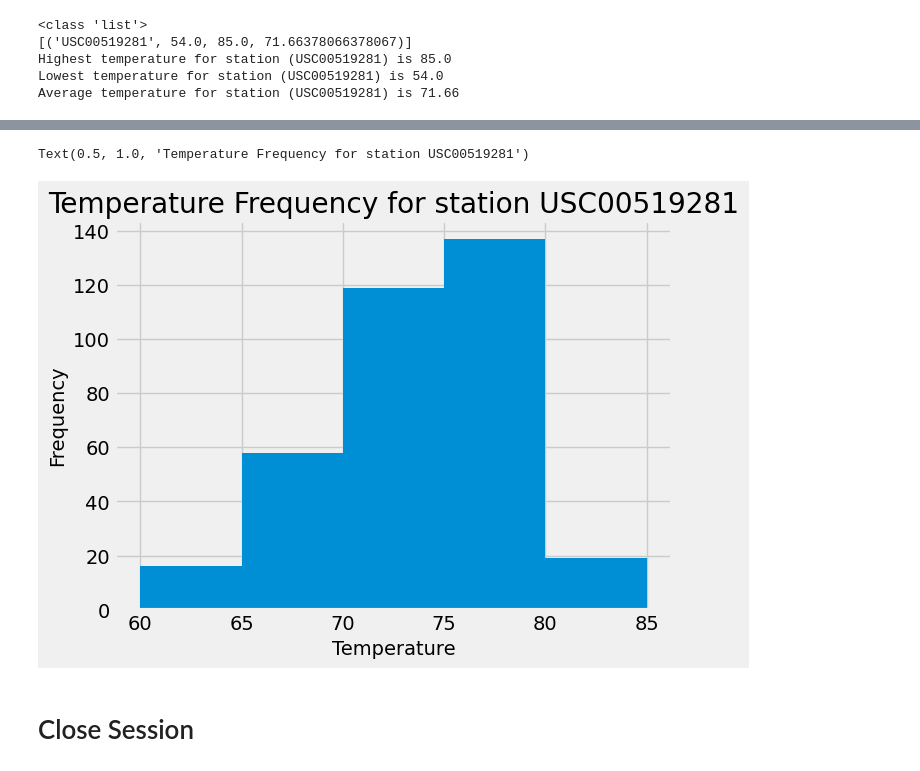
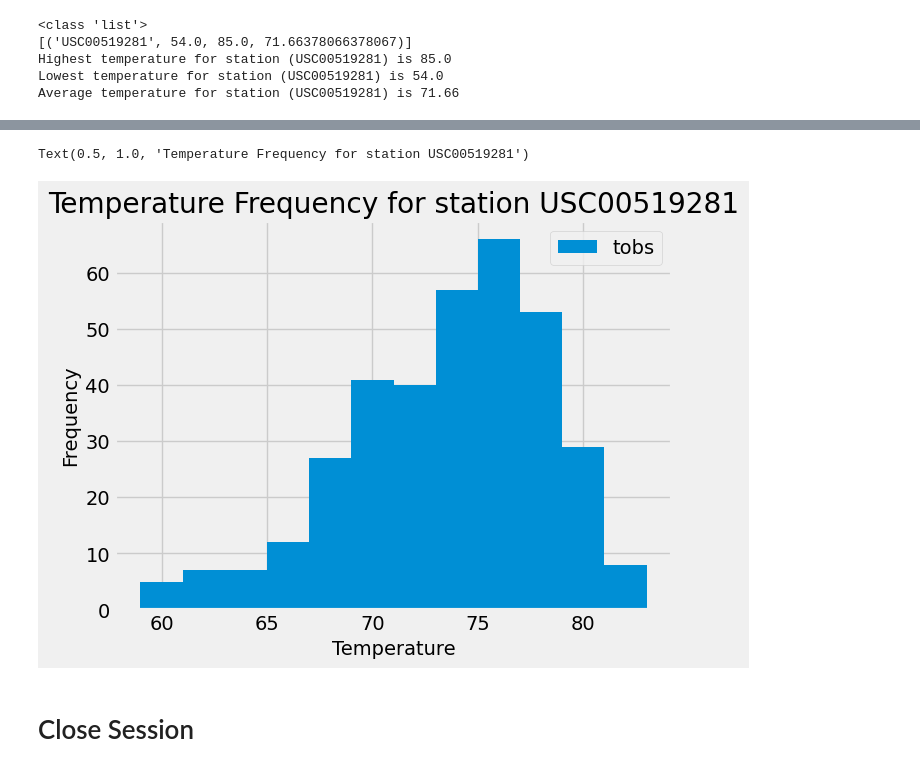
Before and after one commit to nabroo101/sqlalchemy-challenge, a Jupyter notebook: surfsUp/climate_starter.ipynb, the cells around one changed output, grey strips where cells are left out. Drawn from its saved outputs; the diff is of its cells as text; code cells hidden in the pictures.

```diff
--- a/surfsUp/climate_starter.ipynb
+++ b/surfsUp/climate_starter.ipynb
@@ -179,18 +179,19 @@ plt.show()
 # %%
 # Using the most active station id
 # Query the last 12 months of temperature observation data for this station and plot the results as a histogram
 most_active_station_last12 = session.query(Measurement.tobs).filter(Measurement.station == most_active_station , Measurement.date >= one_year_back )
 most_active_station_last12.all()
 df_most_active_station_last12 = pd.DataFrame(most_active_station_last12)
 df_most_active_station_last12
-bins = [60,65,70,75,80,85]
+bins = 12
 plt.hist(df_most_active_station_last12, bins =bins)
+plt.legend(['tobs'])
 plt.xlabel('Temperature')
 plt.ylabel('Frequency')
 plt.title(f'Temperature Frequency for station {most_active_station}')
 # %% [output]
 Text(0.5, 1.0, 'Temperature Frequency for station USC00519281')
-[figure, old version]
+[figure, new version]
 # %% [markdown]
 # Close Session
 # %%
```
Also changed, not shown: parts of 2 cells of this notebook, 1 other file.
